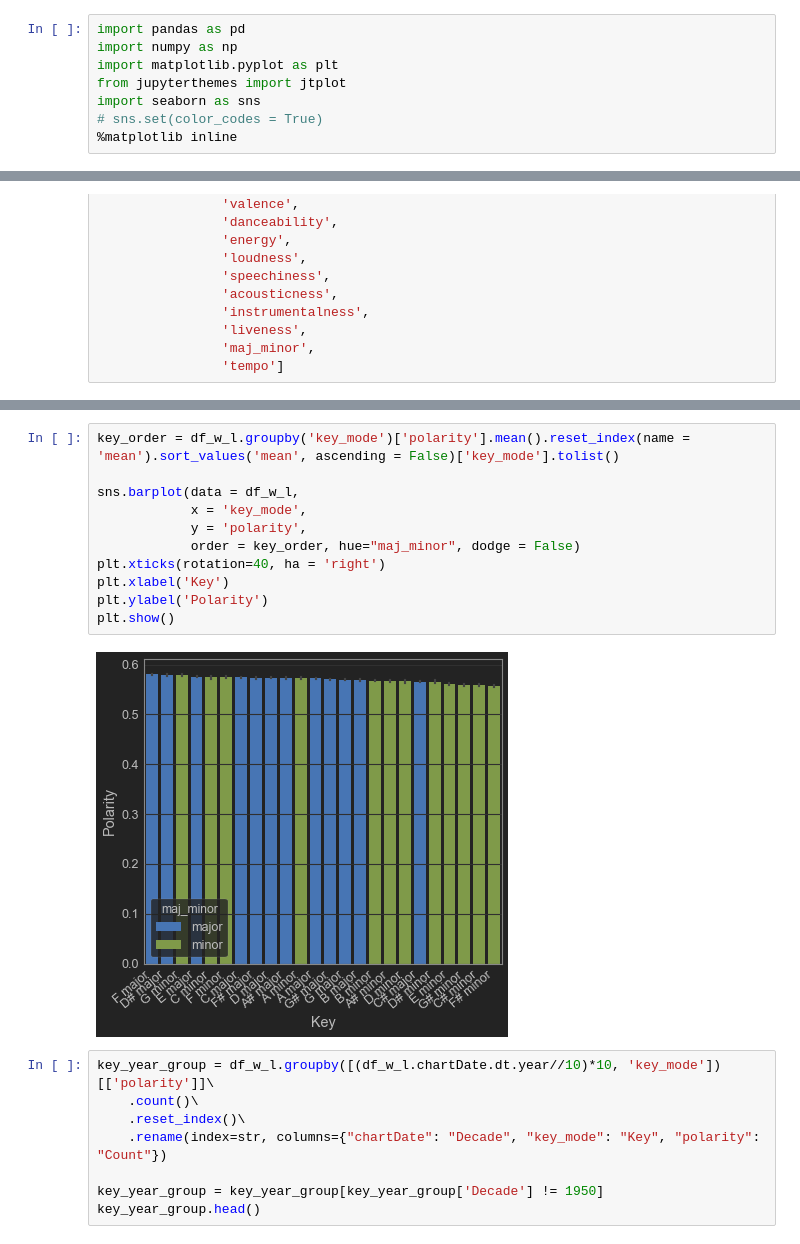
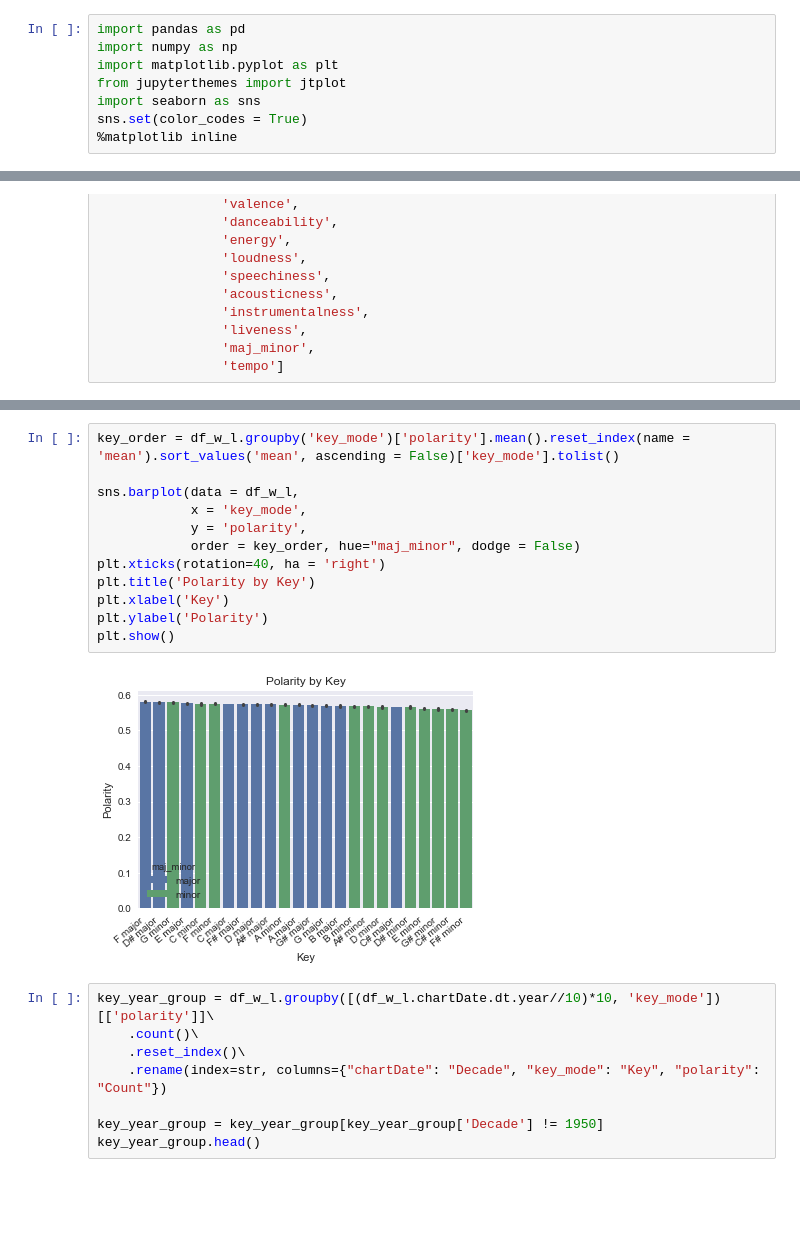
Before and after one commit to akraemer007/what_exactly_are_we_turning_down_for_again, a Jupyter notebook: EDA/eda.ipynb, the cells around one changed output, grey strips where cells are left out. Drawn from its saved outputs; the diff is of its cells as text; blank space fills up the shorter version.

```diff
--- a/EDA/eda.ipynb
+++ b/EDA/eda.ipynb
@@ -4,6 +4,6 @@ import numpy as np
 import matplotlib.pyplot as plt
 from jupyterthemes import jtplot
 import seaborn as sns
-# sns.set(color_codes = True)
+sns.set(color_codes = True)
 %matplotlib inline
 # %%
@@ -349,16 +352,17 @@ df_w_l.sort_values('valence', ascending = False).head(50).drop_duplicates(subset
 # %%
 key_order = df_w_l.groupby('key_mode')['polarity'].mean().reset_index(name = 'mean').sort_values('mean', ascending = False)['key_mode'].tolist()
 
 sns.barplot(data = df_w_l,
             x = 'key_mode',
             y = 'polarity',
             order = key_order, hue="maj_minor", dodge = False)
 plt.xticks(rotation=40, ha = 'right')
+plt.title('Polarity by Key')
 plt.xlabel('Key')
 plt.ylabel('Polarity')
 plt.show()
 # %% [output]
-[figure, old version]
+[figure, new version]
 # %%
 key_year_group = df_w_l.groupby([(df_w_l.chartDate.dt.year//10)*10, 'key_mode'])[['polarity']]\
     .count()\
```
Also changed, not shown: parts of 14 cells of this notebook.
